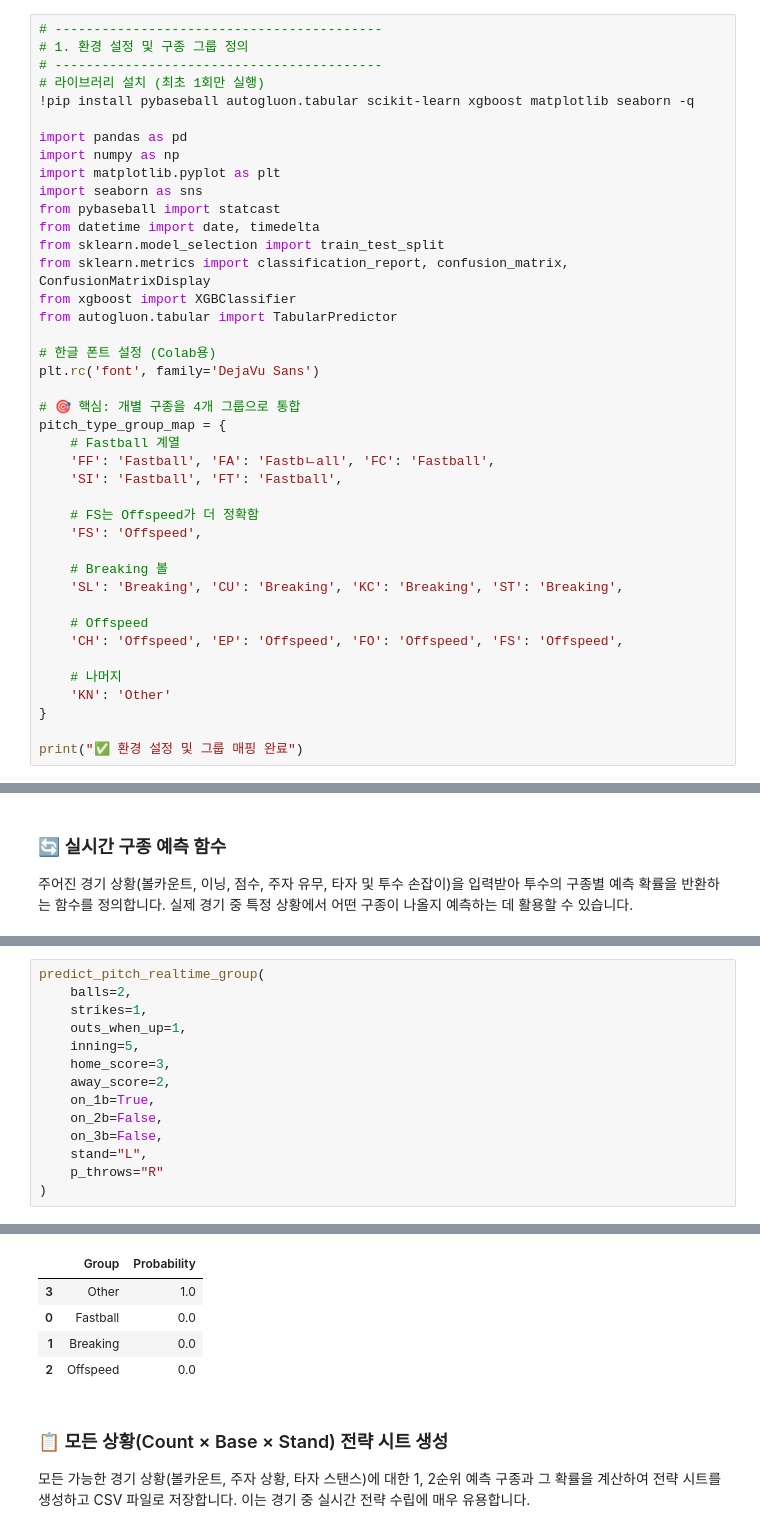
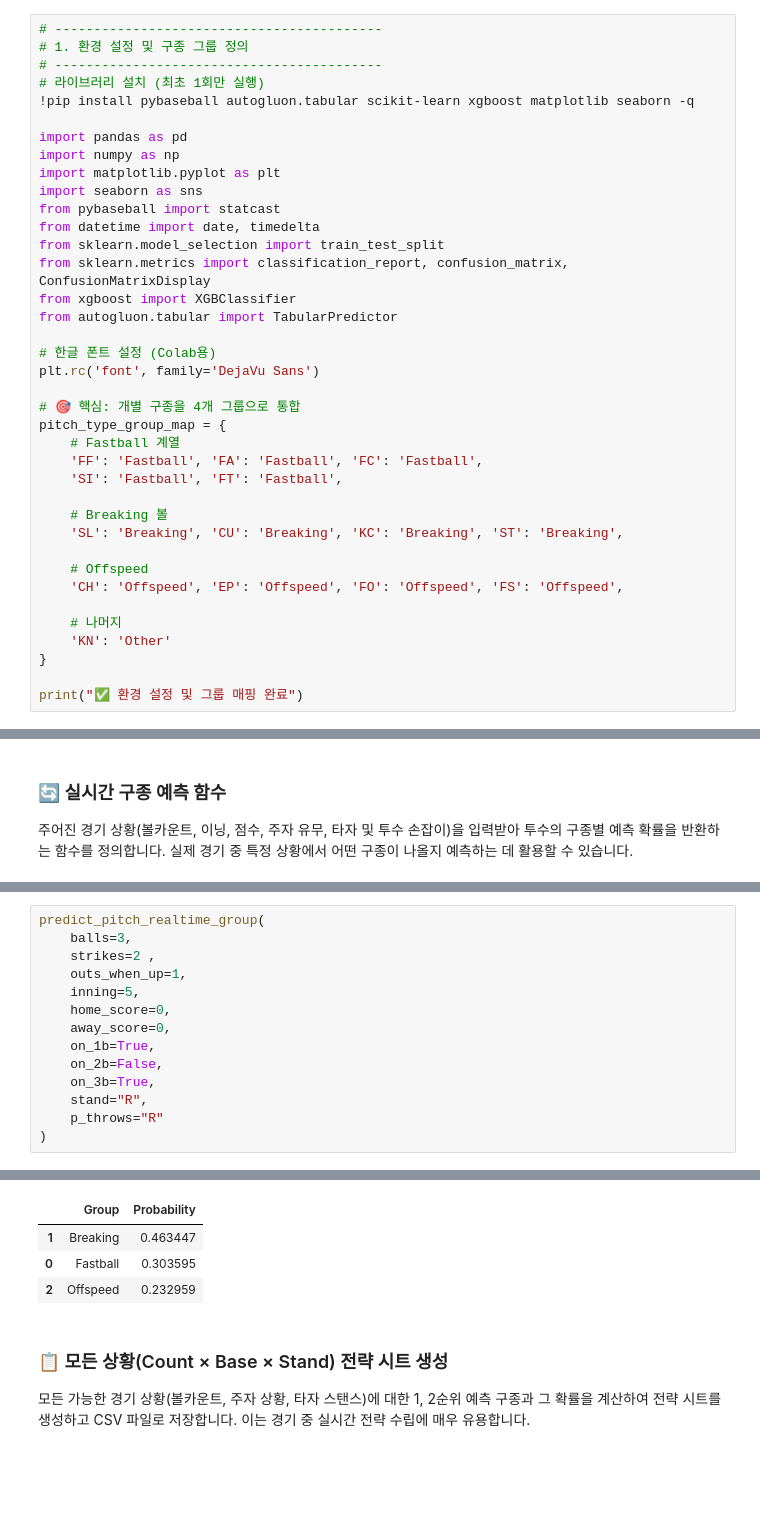
Before and after one commit to Gusle01/ai_2025, a Jupyter notebook: model2_pich_data_group.ipynb, the cells around one changed output, grey strips where cells are left out. Drawn from its saved outputs; the diff is of its cells as text; blank space fills up the shorter version.

```diff
--- a/model2_pich_data_group.ipynb
+++ b/model2_pich_data_group.ipynb
@@ -27,11 +27,8 @@ plt.rc('font', family='DejaVu Sans')
 # 🎯 핵심: 개별 구종을 4개 그룹으로 통합
 pitch_type_group_map = {
     # Fastball 계열
-    'FF': 'Fastball', 'FA': 'Fastbㄴall', 'FC': 'Fastball',
+    'FF': 'Fastball', 'FA': 'Fastball', 'FC': 'Fastball',
     'SI': 'Fastball', 'FT': 'Fastball',
-
-    # FS는 Offspeed가 더 정확함
-    'FS': 'Offspeed',
 
     # Breaking 볼
     'SL': 'Breaking', 'CU': 'Breaking', 'KC': 'Breaking', 'ST': 'Breaking',
@@ -987,15 +902,15 @@ def predict_pitch_realtime_group(
 # %%
 predict_pitch_realtime_group(
-    balls=2,
-    strikes=1,
+    balls=3,
+    strikes=2 ,
     outs_when_up=1,
     inning=5,
-    home_score=3,
-    away_score=2,
+    home_score=0,
+    away_score=0,
     on_1b=True,
     on_2b=False,
-    on_3b=False,
-    stand="L",
+    on_3b=True,
+    stand="R",
     p_throws="R"
 )
 # %% [output]
@@ -1008,8 +922,7 @@ Offspeed       0.000
 |  | Group | Probability |
-| 3 | Other | 1.0 |
-| 0 | Fastball | 0.0 |
-| 1 | Breaking | 0.0 |
-| 2 | Offspeed | 0.0 |
+| 1 | Breaking | 0.463447 |
+| 0 | Fastball | 0.303595 |
+| 2 | Offspeed | 0.232959 |
 # %% [markdown]
 ### 📋 모든 상황(Count × Base × Stand) 전략 시트 생성
 모든 가능한 경기 상황(볼카운트, 주자 상황, 타자 스탠스)에 대한 1, 2순위 예측 구종과 그 확률을 계산하여 전략 시트를 생성하고 CSV 파일로 저장합니다. 이는 경기 중 실시간 전략 수립에 매우 유용합니다.
```
Also changed, not shown: parts of 5 cells of this notebook.
